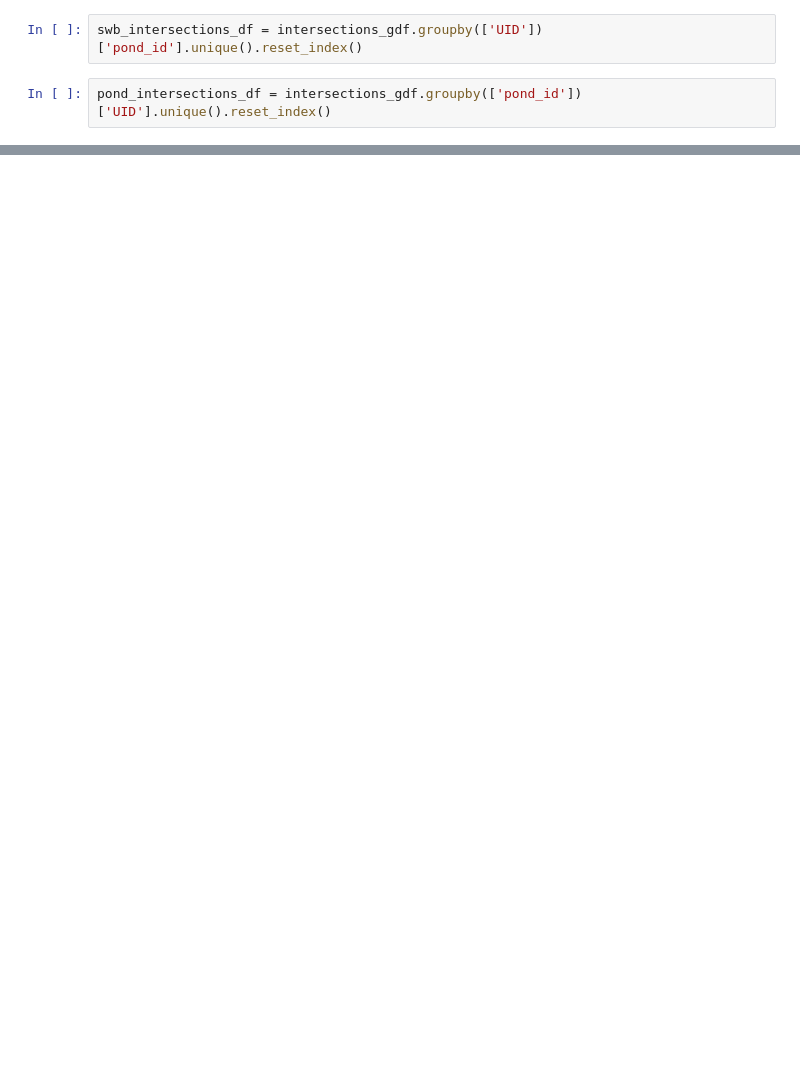
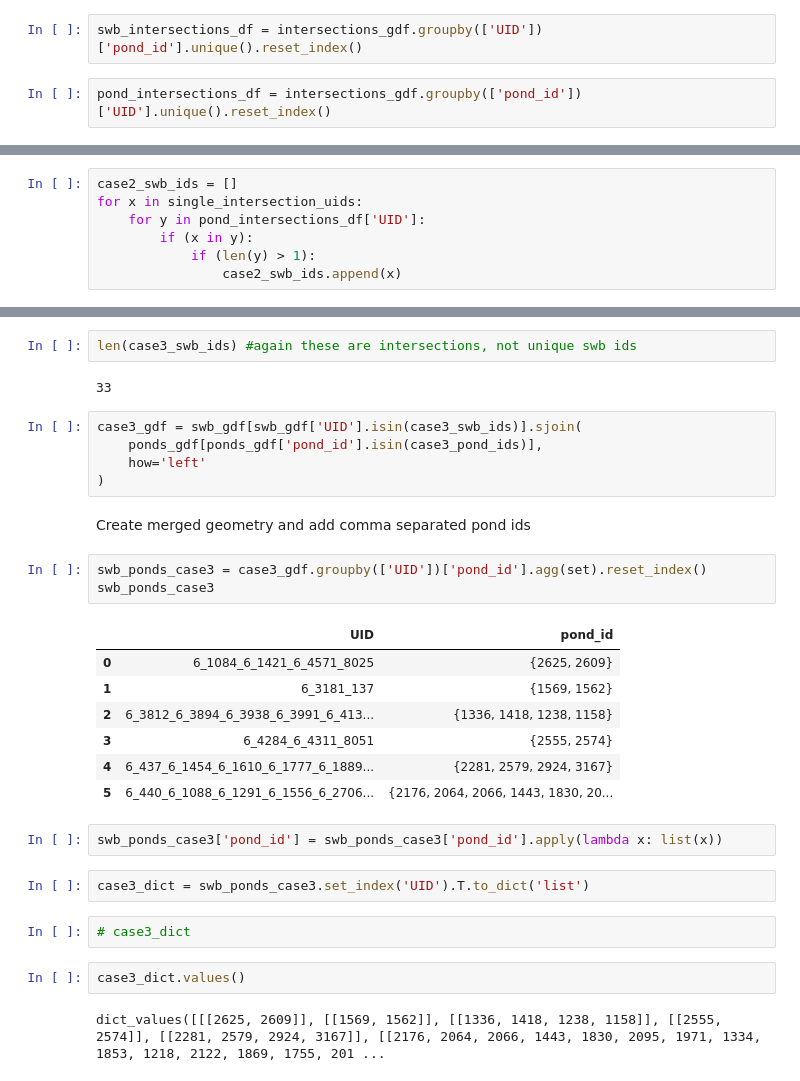
Before and after one commit to Nirzaree/ponds_and_wells_detection, a Jupyter notebook: final_merging_logic.ipynb, the cells around one changed output, grey strips where cells are left out. Cells and saved outputs as stored; diff of their text form; blank space fills up the shorter version.

```diff
--- a/final_merging_logic.ipynb
+++ b/final_merging_logic.ipynb
@@ -169,0 +216,7 @@ pond_intersections_df = intersections_gdf.groupby(['pond_id'])['UID'].unique().r
+# %%
+case2_swb_ids = []
+for x in single_intersection_uids:
+    for y in pond_intersections_df['UID']:
+        if (x in y):
+            if (len(y) > 1):
+                case2_swb_ids.append(x)
@@ -169,0 +280,32 @@ pond_intersections_df = intersections_gdf.groupby(['pond_id'])['UID'].unique().r
+# %%
+len(case3_swb_ids) #again these are intersections, not unique swb ids
+# %% [output]
+33
+# %%
+case3_gdf = swb_gdf[swb_gdf['UID'].isin(case3_swb_ids)].sjoin(
+    ponds_gdf[ponds_gdf['pond_id'].isin(case3_pond_ids)],
+    how='left'
+)
+# %% [markdown]
+Create merged geometry and add comma separated pond ids
+# %%
+swb_ponds_case3 = case3_gdf.groupby(['UID'])['pond_id'].agg(set).reset_index()
+swb_ponds_case3
+# %% [output]
+|  | UID | pond_id |
+| 0 | 6_1084_6_1421_6_4571_8025 | {2625, 2609} |
+| 1 | 6_3181_137 | {1569, 1562} |
+| 2 | 6_3812_6_3894_6_3938_6_3991_6_413... | {1336, 1418, 1238, 1158} |
+| 3 | 6_4284_6_4311_8051 | {2555, 2574} |
+| 4 | 6_437_6_1454_6_1610_6_1777_6_1889... | {2281, 2579, 2924, 3167} |
+| 5 | 6_440_6_1088_6_1291_6_1556_6_2706... | {2176, 2064, 2066, 1443, 1830, 20... |
+# %%
+swb_ponds_case3['pond_id'] = swb_ponds_case3['pond_id'].apply(lambda x: list(x))
+# %%
+case3_dict = swb_ponds_case3.set_index('UID').T.to_dict('list')
+# %%
+# case3_dict
+# %%
+case3_dict.values()
+# %% [output]
+dict_values([[[2625, 2609]], [[1569, 1562]], [[1336, 1418, 1238, 1158]], [[2555, 2574]], [[2281, 2579, 2924, 3167]], [[2176, 2064, 2066, 1443, 1830, 2095, 1971, 1334, 1853, 1218, 2122, 1869, 1755, 201 ...
```
Also changed, not shown: parts of 52 cells of this notebook.
